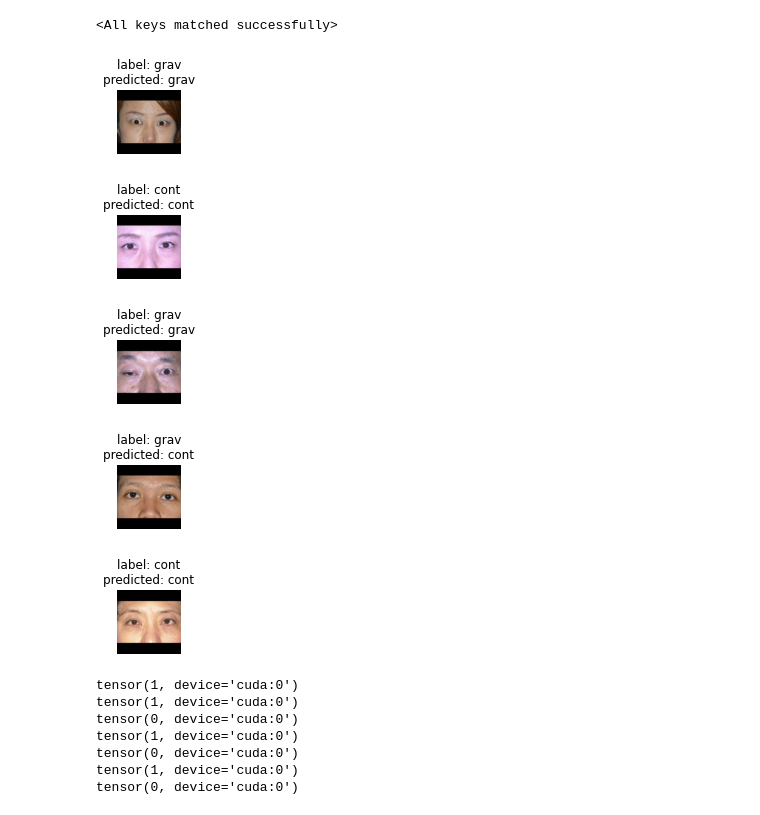
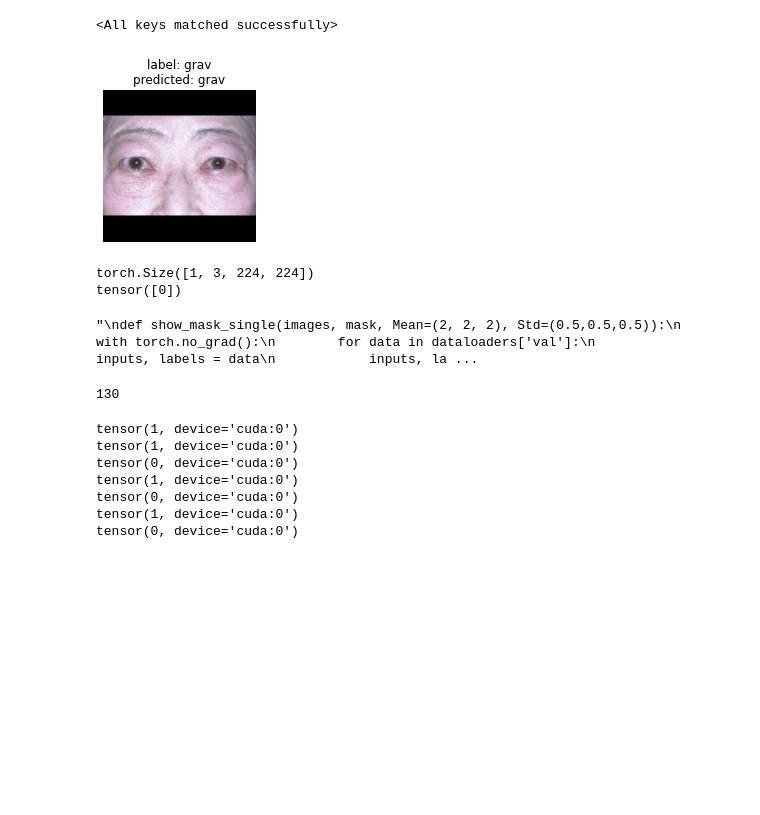
Before and after one commit to ykitaguchi77/AdvancedPytorch_Colab, a Jupyter notebook: Pytorch_転移学習調整中_Gravcont_attention_residual_network3.ipynb, the cells around one changed output. Cells and saved outputs as stored; diff of their text form; code cells hidden in the pictures; blank space fills up the shorter version.

```diff
--- a/Pytorch_転移学習調整中_Gravcont_attention_residual_network3.ipynb
+++ b/Pytorch_転移学習調整中_Gravcont_attention_residual_network3.ipynb
@@ -886,36 +904,65 @@ model_ft.load_state_dict(torch.load(PATH))
 <All keys matched successfully>
 # %%
 #モデル予測の可視化
-def visualize_model(model, num_images=5):
+def visualize_model(model, num_images=1):
     was_training = model.training
     model.eval()
     images_so_far = 0
     fig = plt.figure()
 
     with torch.no_grad():
         for i, (inputs, labels) in enumerate(dataloaders['val']):
             inputs = inputs.to(device)
             labels = labels.to(device)
 
             _, outputs, _ = model(inputs)
             _, preds = torch.max(outputs, 1)
 
             for j in range(inputs.size()[0]):
                 images_so_far += 1
                 ax = plt.subplot(num_images//2+num_images%2, 2, images_so_far)
                 ax.axis('off')
                 ax.set_title('label: {}\npredicted: {}'.format(class_names[labels[j]],class_names[preds[j]]))
                 imshow(inputs.cpu().data[j])
 
                 if images_so_far == num_images:
                     model.train(mode=was_training)
                     return
         model.train(mode=was_training)
 
 visualize_model(model_ft)
 # %% [output]
-[figure, old version]
+[figure, new version]
-[figure, removed]
-[figure, removed]
-[figure, removed]
-[figure, removed]
+# %%
+#Dataloaderをbatch size=1で再定義する
+data_dir = '/content/data/hymenoptera_data'
+image_datasets = {x: datasets.ImageFolder(os.path.join(data_dir, x),
+                                          data_transforms[x])
+                  for x in ['train', 'val']}
+dataloaders = {x: torch.utils.data.DataLoader(image_datasets[x], batch_size=1,
+                                             shuffle=True, num_workers=4)
+              for x in ['train', 'val']}
+
+#dataloaderの中から1つを抜き出す
+inputs, labels = iter(dataloaders['val']).next()
+print(inputs.size())
+print(labels)
+
+
+'''
+def show_mask_single(images, mask, Mean=(2, 2, 2), Std=(0.5,0.5,0.5)):
+    with torch.no_grad():
+        for data in dataloaders['val']:
+            inputs, labels = data
+            inputs, labels = inputs.to(device), labels.to(device)
+            outputs = model_ft(inputs)
+            _, predicted = torch.max(outputs.data, 1)
+'''
+# %% [output]
+torch.Size([1, 3, 224, 224])
+tensor([0])
+"\ndef show_mask_single(images, mask, Mean=(2, 2, 2), Std=(0.5,0.5,0.5)):\n    with torch.no_grad():\n        for data in dataloaders['val']:\n            inputs, labels = data\n            inputs, la ...
+# %%
+print(len(dataloaders['val']))
+# %% [output]
+130
```
Also changed, not shown: parts of 4 cells of this notebook.
